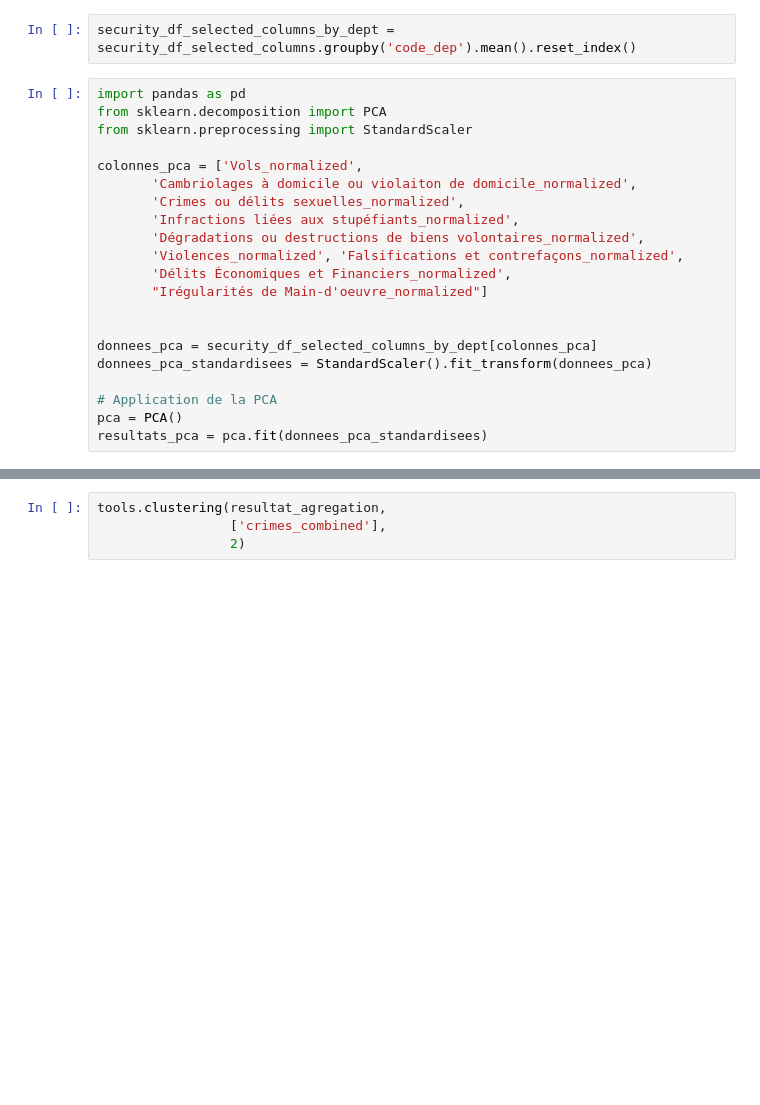
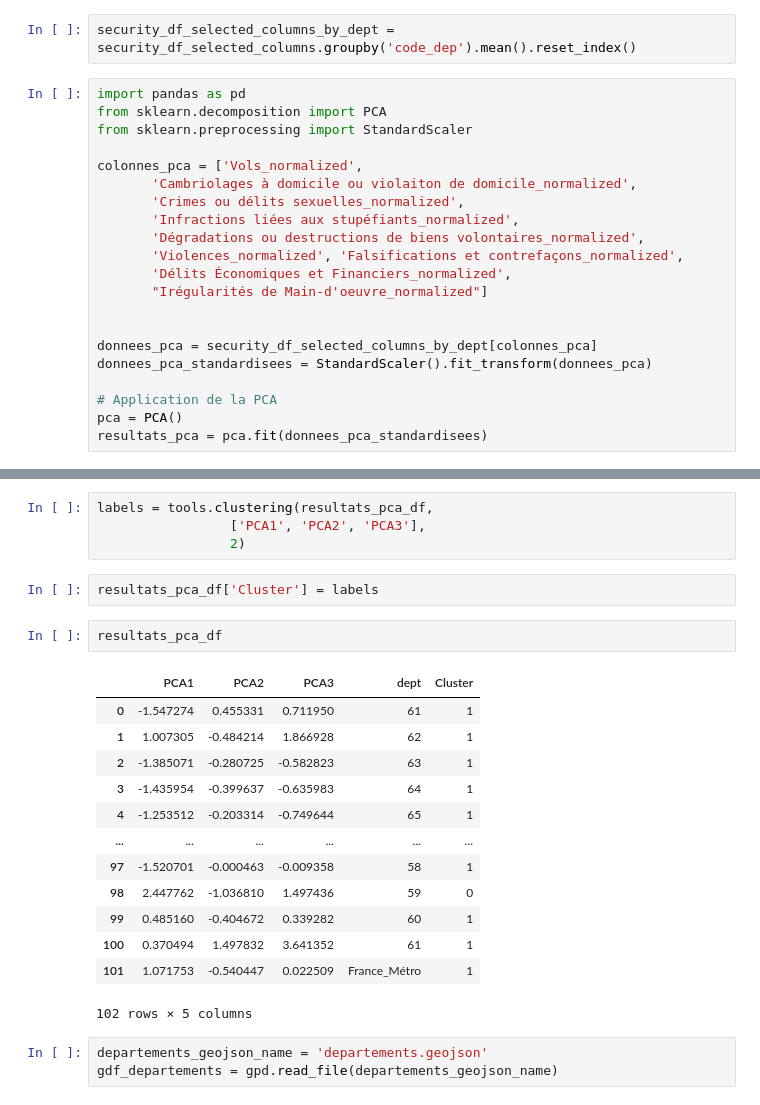
Before and after one commit to HindFaris/urban_security, a Jupyter notebook: clusterig_departments.ipynb, the cells around one changed output, grey strips where cells are left out. Saved outputs shown, nothing was run; the diff lists cells and outputs as text; blank space fills up the shorter version.

```diff
--- a/clusterig_departments.ipynb
+++ b/clusterig_departments.ipynb
@@ -62,4 +62,25 @@ best_nb_cluster = tools.best_nb_cluster(
 # %%
-tools.clustering(resultat_agregation,
-                 ['crimes_combined'],
+labels = tools.clustering(resultats_pca_df,
+                 ['PCA1', 'PCA2', 'PCA3'],
                  2)
+# %%
+resultats_pca_df['Cluster'] = labels
+# %%
+resultats_pca_df
+# %% [output]
+|  | PCA1 | PCA2 | PCA3 | dept | Cluster |
+| 0 | -1.547274 | 0.455331 | 0.711950 | 61 | 1 |
+| 1 | 1.007305 | -0.484214 | 1.866928 | 62 | 1 |
+| 2 | -1.385071 | -0.280725 | -0.582823 | 63 | 1 |
+| 3 | -1.435954 | -0.399637 | -0.635983 | 64 | 1 |
+| 4 | -1.253512 | -0.203314 | -0.749644 | 65 | 1 |
+| ... | ... | ... | ... | ... | ... |
+| 97 | -1.520701 | -0.000463 | -0.009358 | 58 | 1 |
+| 98 | 2.447762 | -1.036810 | 1.497436 | 59 | 0 |
+| 99 | 0.485160 | -0.404672 | 0.339282 | 60 | 1 |
+| 100 | 0.370494 | 1.497832 | 3.641352 | 61 | 1 |
+| 101 | 1.071753 | -0.540447 | 0.022509 | France_Métro | 1 |
+102 rows × 5 columns
+# %%
+departements_geojson_name = 'departements.geojson'
+gdf_departements = gpd.read_file(departements_geojson_name)
```
Also changed, not shown: parts of 3 cells of this notebook, 1 other file.
